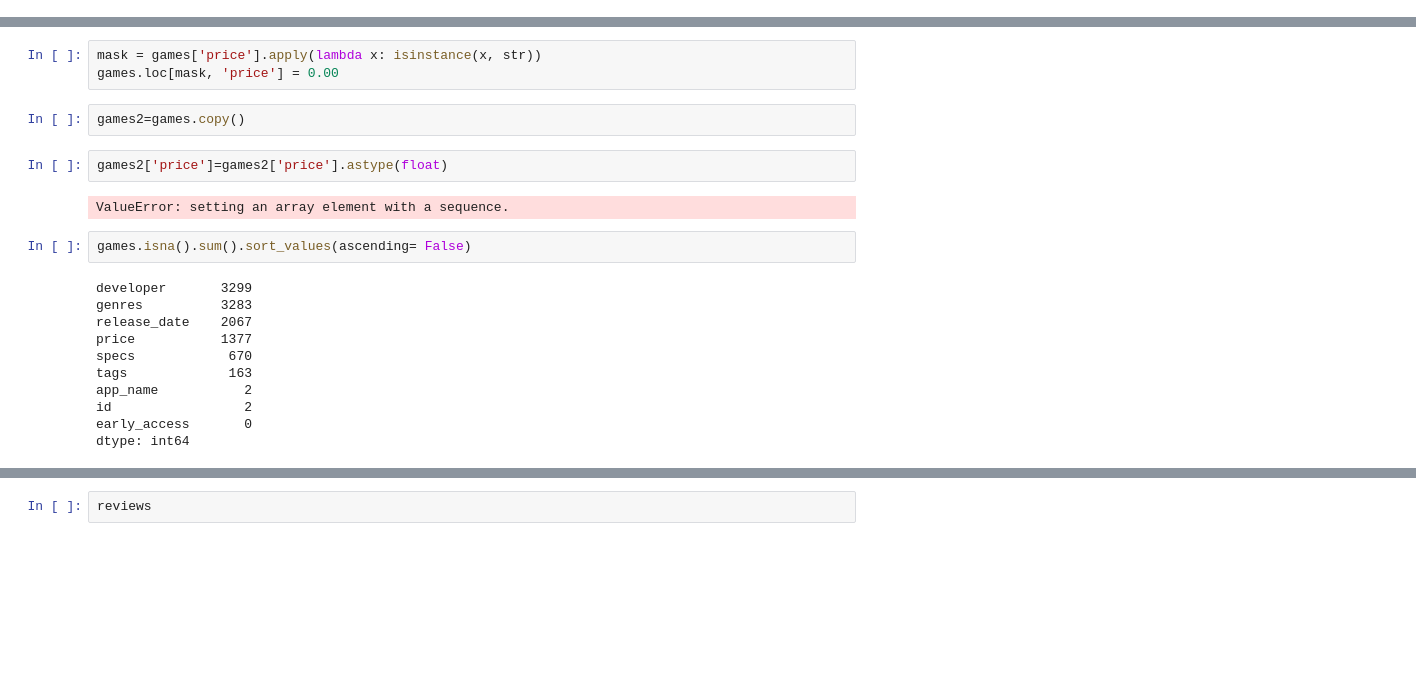
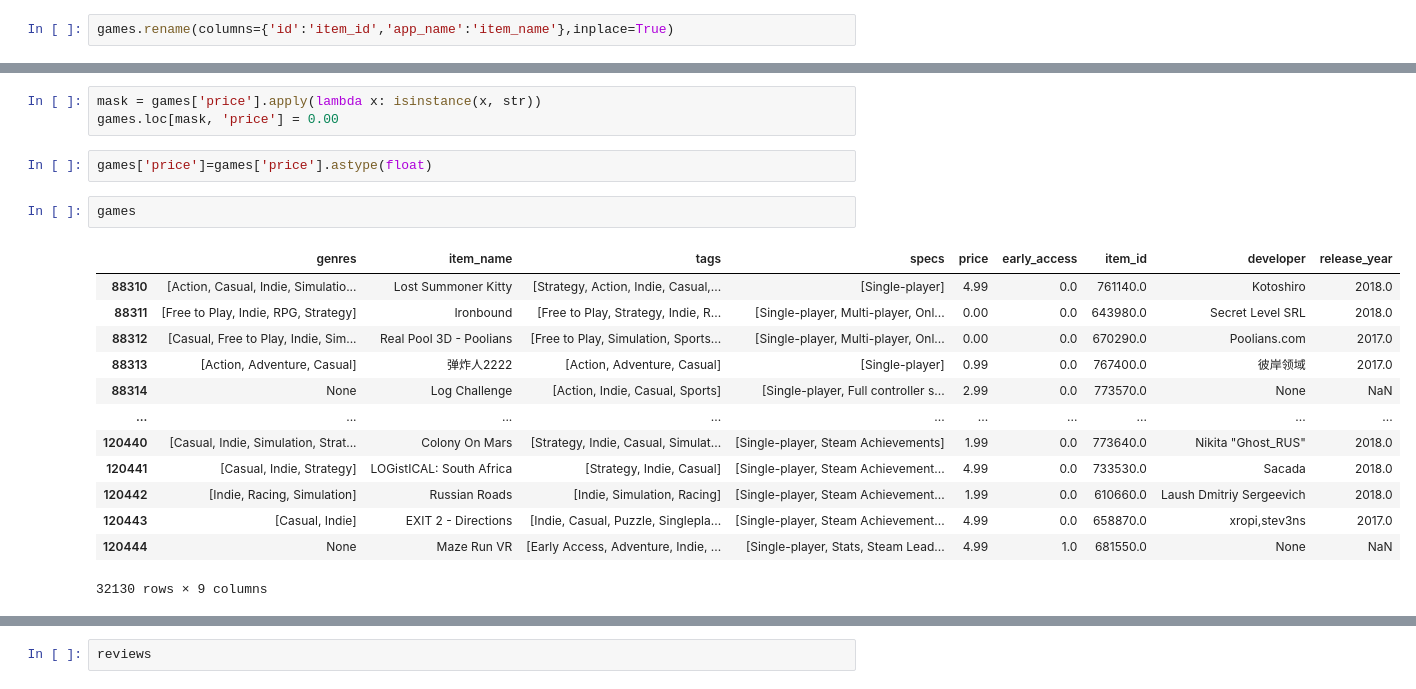
Before and after one commit to carocardenas0699/PI-1-Machine-Learning, a Jupyter notebook: ETL.ipynb, the cells around one changed output, grey strips where cells are left out. Saved outputs shown, nothing was run; the diff lists cells and outputs as text; blank space fills up the shorter version.

```diff
--- a/ETL.ipynb
+++ b/ETL.ipynb
@@ -106,6 +106,8 @@ developer       3299
 dtype: int64
 # %%
 games.drop(columns=['publisher','title'],inplace=True)
+# %%
+games.rename(columns={'id':'item_id','app_name':'item_name'},inplace=True)
 # %%
 games['price'].unique()
 # %% [output]
@@ -132,22 +137,21 @@ games['price']=games['price'].replace('Starting at $449.00',449.00)
 # %%
 mask = games['price'].apply(lambda x: isinstance(x, str))
 games.loc[mask, 'price'] = 0.00
-# %%
-games2=games.copy()
 # %%
-games2['price']=games2['price'].astype(float)
+games['price']=games['price'].astype(float)
-# %% [output]
-ValueError: setting an array element with a sequence.
-# %%
-games.isna().sum().sort_values(ascending= False)
-# %% [output]
-developer       3299
-genres          3283
-release_date    2067
-price           1377
-specs            670
-tags             163
-app_name           2
-id                 2
-early_access       0
-dtype: int64
+# %%
+games
+# %% [output]
+|  | genres | item_name | tags | specs | price | early_access | item_id | developer | release_year |
+| 88310 | [Action, Casual, Indie, Simulatio... | Lost Summoner Kitty | [Strategy, Action, Indie, Casual,... | [Single-player] | 4.99 | 0.0 | 761140.0 | Kotoshiro | 2018.0 |
+| 88311 | [Free to Play, Indie, RPG, Strategy] | Ironbound | [Free to Play, Strategy, Indie, R... | [Single-player, Multi-player, Onl... | 0.00 | 0.0 | 643980.0 | Secret Level SRL | 2018.0 |
+| 88312 | [Casual, Free to Play, Indie, Sim... | Real Pool 3D - Poolians | [Free to Play, Simulation, Sports... | [Single-player, Multi-player, Onl... | 0.00 | 0.0 | 670290.0 | Poolians.com | 2017.0 |
+| 88313 | [Action, Adventure, Casual] | 弹炸人2222 | [Action, Adventure, Casual] | [Single-player] | 0.99 | 0.0 | 767400.0 | 彼岸领域 | 2017.0 |
+| 88314 | None | Log Challenge | [Action, Indie, Casual, Sports] | [Single-player, Full controller s... | 2.99 | 0.0 | 773570.0 | None | NaN |
+| ... | ... | ... | ... | ... | ... | ... | ... | ... | ... |
+| 120440 | [Casual, Indie, Simulation, Strat... | Colony On Mars | [Strategy, Indie, Casual, Simulat... | [Single-player, Steam Achievements] | 1.99 | 0.0 | 773640.0 | Nikita "Ghost_RUS" | 2018.0 |
+| 120441 | [Casual, Indie, Strategy] | LOGistICAL: South Africa | [Strategy, Indie, Casual] | [Single-player, Steam Achievement... | 4.99 | 0.0 | 733530.0 | Sacada | 2018.0 |
+| 120442 | [Indie, Racing, Simulation] | Russian Roads | [Indie, Simulation, Racing] | [Single-player, Steam Achievement... | 1.99 | 0.0 | 610660.0 | Laush Dmitriy Sergeevich | 2018.0 |
+| 120443 | [Casual, Indie] | EXIT 2 - Directions | [Indie, Casual, Puzzle, Singlepla... | [Single-player, Steam Achievement... | 4.99 | 0.0 | 658870.0 | xropi,stev3ns | 2017.0 |
+| 120444 | None | Maze Run VR | [Early Access, Adventure, Indie, ... | [Single-player, Stats, Steam Lead... | 4.99 | 1.0 | 681550.0 | None | NaN |
+32130 rows × 9 columns
```
Also changed, not shown: parts of 45 cells of this notebook, 3 other files.
